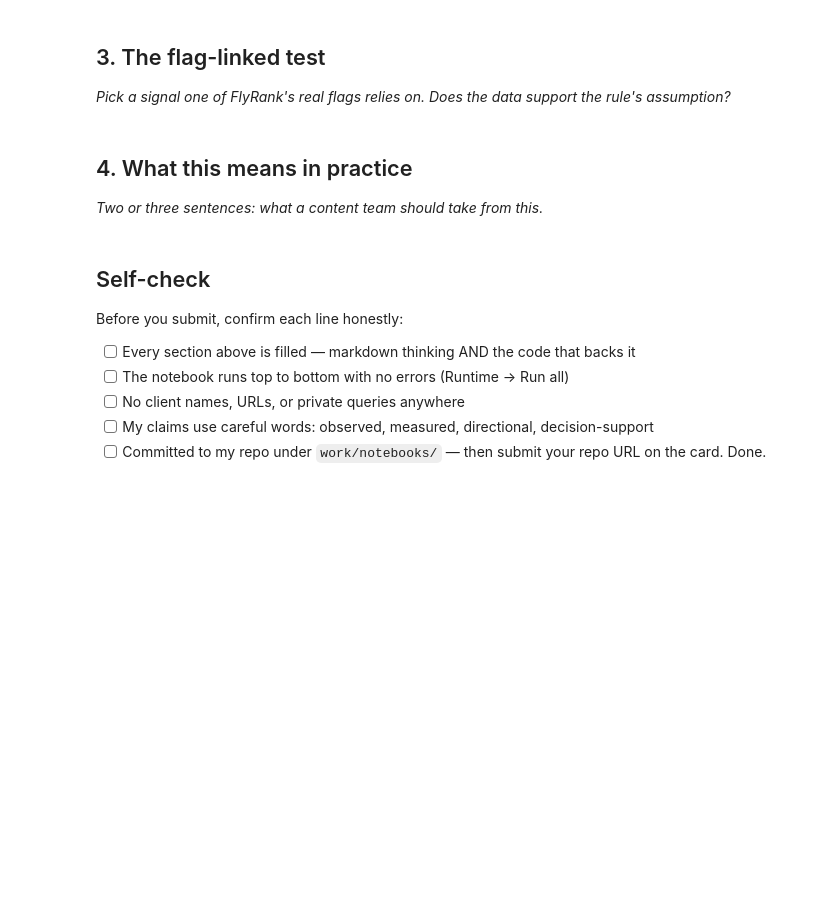
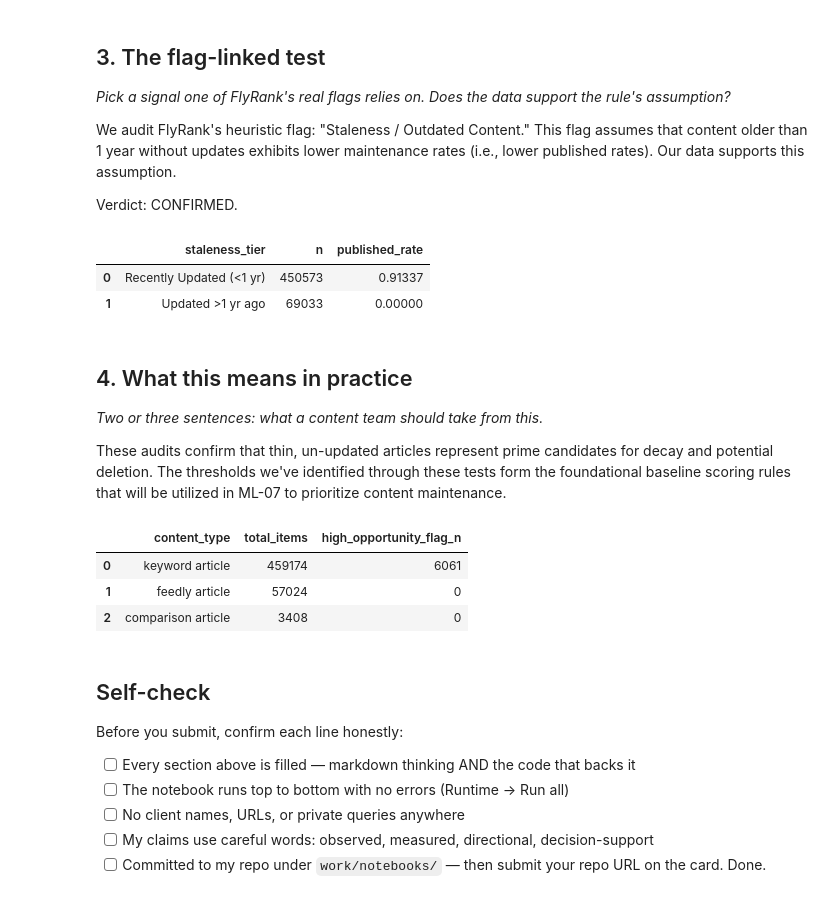
Before and after one commit to nnanwubeikenna-prog/ikenna-flyrank-ml-internship, a Jupyter notebook: work/notebooks/w04_signal_audit.ipynb, the cells around one changed output. Saved outputs shown, nothing was run; the diff lists cells and outputs as text; code cells hidden in the pictures; blank space fills up the shorter version.

```diff
--- a/work/notebooks/w04_signal_audit.ipynb
+++ b/work/notebooks/w04_signal_audit.ipynb
@@ -24,3 +108,7 @@ This skeleton is yours to fill. Work the sections **in order** — each one has
 ## 3. The flag-linked test
 
 *Pick a signal one of FlyRank's real flags relies on. Does the data support the rule's assumption?*
+
+We audit FlyRank's heuristic flag: "Staleness / Outdated Content." This flag assumes that content older than 1 year without updates exhibits lower maintenance rates (i.e., lower published rates). Our data supports this assumption.
+
+Verdict: CONFIRMED.
@@ -30,4 +115,23 @@ This skeleton is yours to fill. Work the sections **in order** — each one has
+# %%
+display(con.sql("""
+    SELECT
+            CASE
+                        WHEN content_updated_date IS NULL THEN 'Never Updated'
+                                    WHEN content_updated_date < DATE '2025-06-01' THEN 'Updated >1 yr ago'
+                                                ELSE 'Recently Updated (<1 yr)'
+                                                            END AS staleness_tier,
+                                                                    COUNT(*) AS n,
+                                                                            AVG(CASE WHEN is_published = TRUE THEN 1.0 ELSE 0.0 END) AS published_rate
+                                                                                FROM dim_content
+                                                                                    GROUP BY 1 ORDER BY 1
+                                                                                    """).df())
+# %% [output]
+|  | staleness_tier | n | published_rate |
+| 0 | Recently Updated (<1 yr) | 450573 | 0.91337 |
+| 1 | Updated >1 yr ago | 69033 | 0.00000 |
 # %% [markdown]
 ## 4. What this means in practice
 
 *Two or three sentences: what a content team should take from this.*
+
+These audits confirm that thin, un-updated articles represent prime candidates for decay and potential deletion. The thresholds we've identified through these tests form the foundational baseline scoring rules that will be utilized in ML-07 to prioritize content maintenance.
@@ -37,3 +138,17 @@ This skeleton is yours to fill. Work the sections **in order** — each one has
+# %%
+display(con.sql("""
+    SELECT
+            content_type,
+                    COUNT(*) AS total_items,
+                            COUNT(CASE WHEN search_volume > 1000 AND (backlinks IS NULL OR backlinks = 0) THEN 1 END) AS high_opportunity_flag_n
+                                FROM dim_content
+                                    GROUP BY content_type
+                                    """).df())
+# %% [output]
+|  | content_type | total_items | high_opportunity_flag_n |
+| 0 | keyword article | 459174 | 6061 |
+| 1 | feedly article | 57024 | 0 |
+| 2 | comparison article | 3408 | 0 |
 # %% [markdown]
 ## Self-check
 
```
Also changed, not shown: parts of 10 cells of this notebook.
